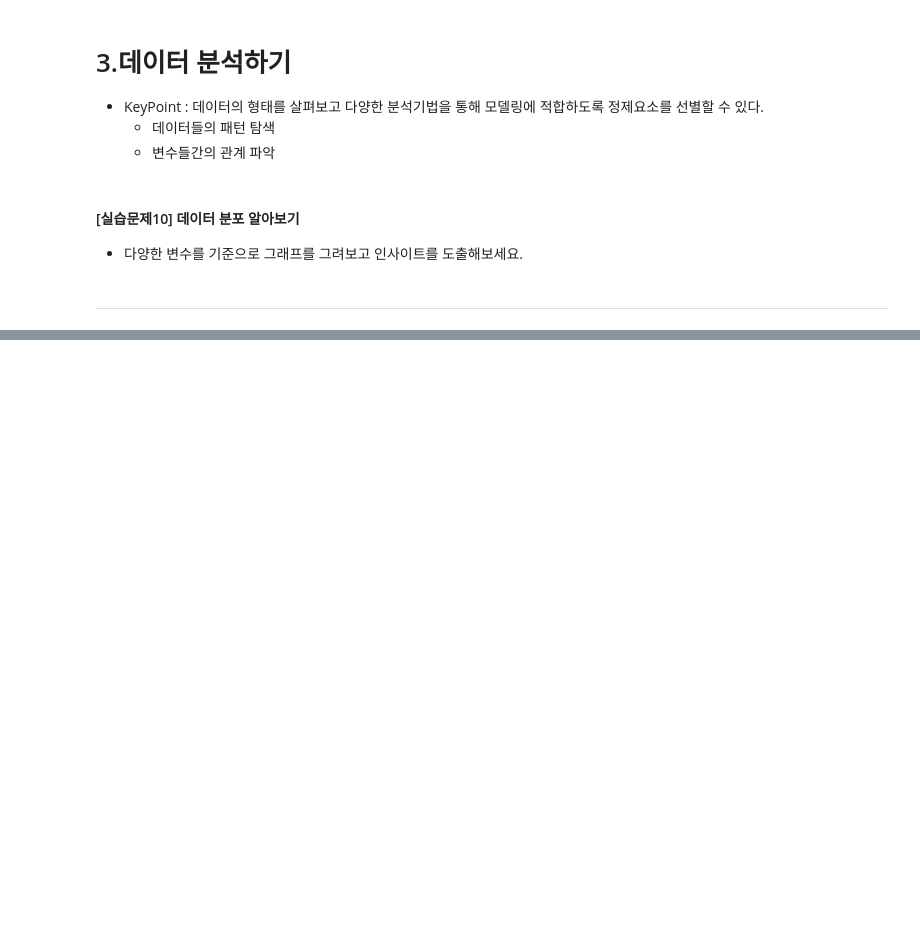
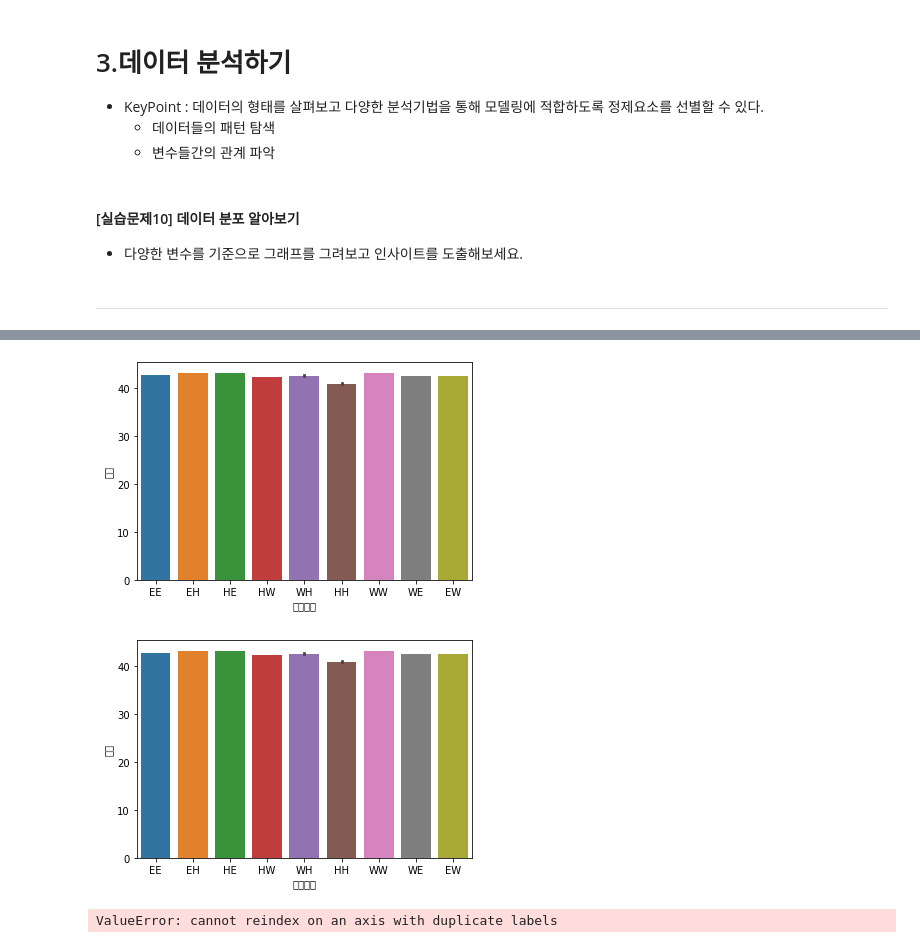
Before and after one commit to cyeongy/kt-aivle, a Jupyter notebook: 미니프로젝트1_서울시버스수요분석_학생용/서울시버스수요분석/1.2 데이터 불러오기 및 분석(EDA)_1차_유동인구데이터.ipynb, the cells around one changed output, grey strips where cells are left out. Saved outputs shown, nothing was run; the diff lists cells and outputs as text; code cells hidden in the pictures; blank space fills up the shorter version.

```diff
--- a/미니프로젝트1_서울시버스수요분석_학생용/서울시버스수요분석/1.2 데이터 불러오기 및 분석(EDA)_1차_유동인구데이터.ipynb
+++ b/미니프로젝트1_서울시버스수요분석_학생용/서울시버스수요분석/1.2 데이터 불러오기 및 분석(EDA)_1차_유동인구데이터.ipynb
@@ -269,7 +269,8 @@ Name: 요일, dtype: int64
 * 출발과 도착이 모두 서울인 데이터만 추출해 주세요.
 # %%
 # 아래에 실습코드를 작성하고 결과를 확인합니다.
-circle_of_seoul = seoul_moving.loc[(seoul_moving['출발 시군구 코드']//1000 == 11) & (seoul_moving['도착 시군구 코드']//1000 == 11), : ]
+circle_of_seoul = seoul_moving.loc[
+                  (seoul_moving['출발 시군구 코드'] // 1000 == 11) & (seoul_moving['도착 시군구 코드'] // 1000 == 11), :]
 circle_of_seoul
 # %% [output]
 |  | 대상연월 | 요일 | 도착시간 | 출발 시군구 코드 | 도착 시군구 코드 | 성별 | 나이 | 이동유형 | 평균 이동 시간(분) | 이동인구(합) |
@@ -549,0 +660,10 @@ print(3790282/4)
+# %%
+sns.barplot(x='이동유형', y='나이', data=circle_of_seoul)
+plt.show()
+# %% [output]
+[figure, added]
+[figure, added]
+# %%
+circle_of_seoul['직장'] = circle_of_seoul.loc[circle_of_seoul['이동유형'].isin(['WH', 'HW', 'WW', 'WE', 'EW'])]
+# %% [output]
+ValueError: cannot reindex on an axis with duplicate labels
```
Also changed, not shown: parts of 19 cells of this notebook.
